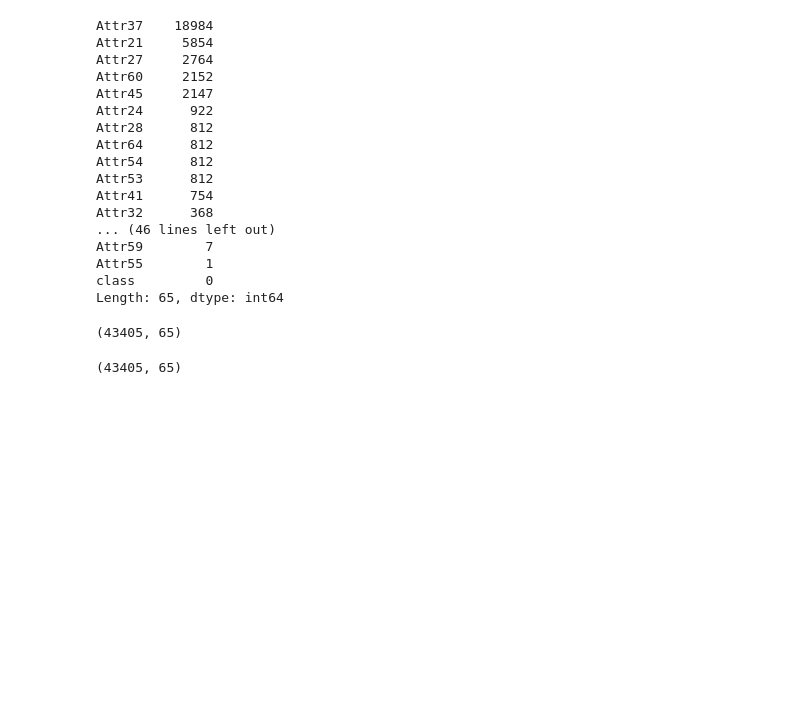
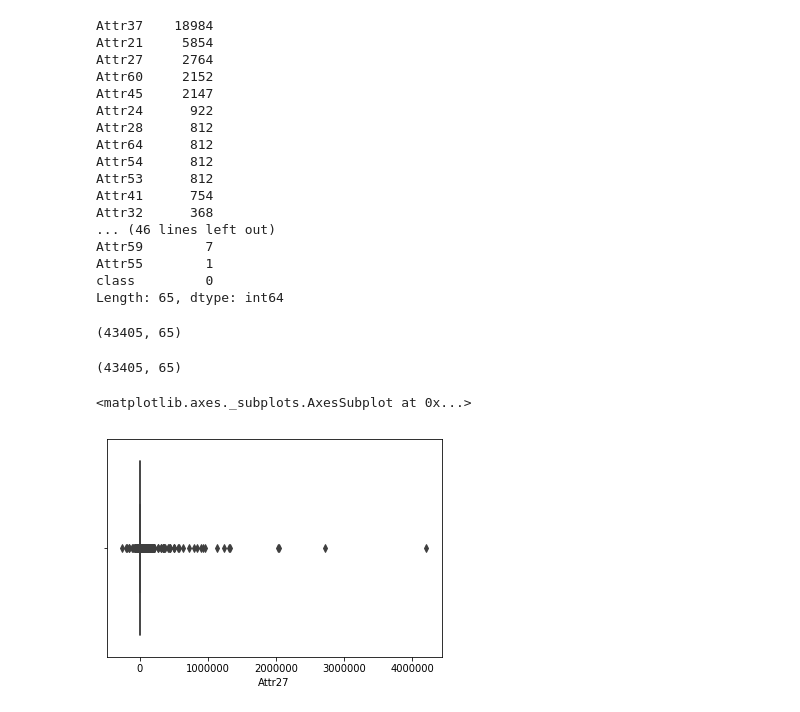
Before and after one commit to SiddharthPant/hackathon_bankruptcy, a Jupyter notebook: dataset_4/Untitled.ipynb, the cells around one changed output. Drawn from its saved outputs; the diff is of its cells as text; code cells hidden in the pictures; blank space fills up the shorter version.

```diff
--- a/dataset_4/Untitled.ipynb
+++ b/dataset_4/Untitled.ipynb
@@ -50,3 +50,8 @@ big_data.copy().dropna(how='all').shape
 big_data.shape
 # %% [output]
 (43405, 65)
+# %%
+sns.boxplot(big_data['Attr27'])
+# %% [output]
+<matplotlib.axes._subplots.AxesSubplot at 0x...>
+[figure, added]
```
Also changed, not shown: parts of 12 cells of this notebook, 2 other files.
